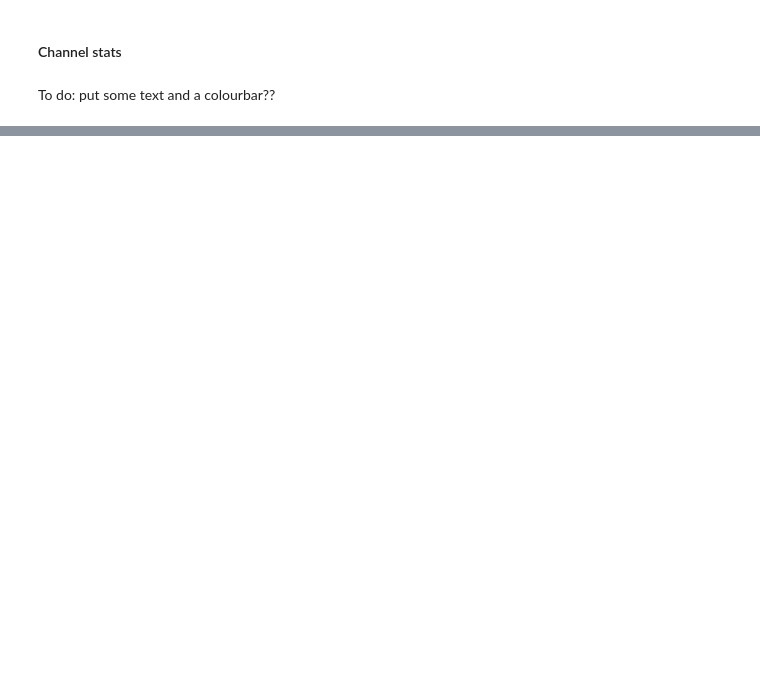
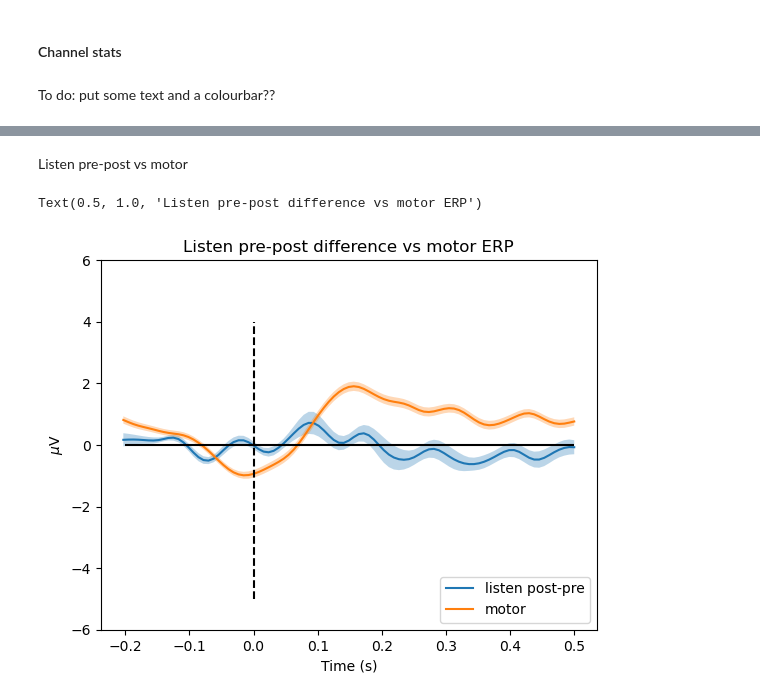
Before and after one commit to haiqin-zhang/AM-EEG, a Jupyter notebook: pipelines_LM/ave_ERPs.ipynb, the cells around one changed output, grey strips where cells are left out. Drawn from its saved outputs; the diff is of its cells as text; code cells hidden in the pictures; blank space fills up the shorter version.

```diff
--- a/pipelines_LM/ave_ERPs.ipynb
+++ b/pipelines_LM/ave_ERPs.ipynb
@@ -351,0 +382,40 @@ im, cn = mne.viz.plot_topomap(p_values_ch_scaled, pos=concat_epochs_pre.info, si
+# %%
+def data_toplot(data, p_ch_idx):
+    mean_data = data.mean(axis=0)[p_ch_idx].mean(axis = 0)
+    sem_data = data.std(axis=0)[p_ch_idx].mean(axis = 0) / np.sqrt(data.shape[0])
+
+    #rescale data
+    mean_data = np.array([x * 1000000 for x in mean_data])
+    sem_data = np.array([x * 1000000 for x in sem_data])
+
+    return mean_data, sem_data
+# %% [markdown]
+Listen pre-post vs motor
+# %%
+listen_diff = np.load('listen_diff.npy')
+motor_pre = np.load('motor_all_pre.npy')
+
+#averaging
+listen_diff_mean, listen_diff_sem = data_toplot(listen_diff, p_ch_idx)
+motor_pre_mean, motor_pre_sem = data_toplot(motor_pre, p_ch_idx)
+
+
+#plotting
+
+plt.plot(erp_times, listen_diff_mean, label = 'listen post-pre')
+plt.plot(erp_times, motor_pre_mean, label='motor')
+plt.fill_between(erp_times, listen_diff_mean-listen_diff_sem, listen_diff_mean+listen_diff_sem, alpha = 0.3)
+plt.fill_between(erp_times, motor_pre_mean-motor_pre_sem, motor_pre_mean+motor_pre_sem, alpha=0.3)
+
+
+#aesthetics
+plt.hlines(0, -0.2, 0.5, color = 'black')
+plt.vlines(0, -5, 4, color = 'black', linestyles= '--')
+plt.ylabel('$\mu$V')
+plt.xlabel('Time (s)')
+plt.ylim(-6,6)
+plt.legend(loc = 'lower right')
+plt.title('Listen pre-post difference vs motor ERP')
+# %% [output]
+Text(0.5, 1.0, 'Listen pre-post difference vs motor ERP')
+[figure, added]
```
Also changed, not shown: parts of 13 cells of this notebook, 4 other files.
